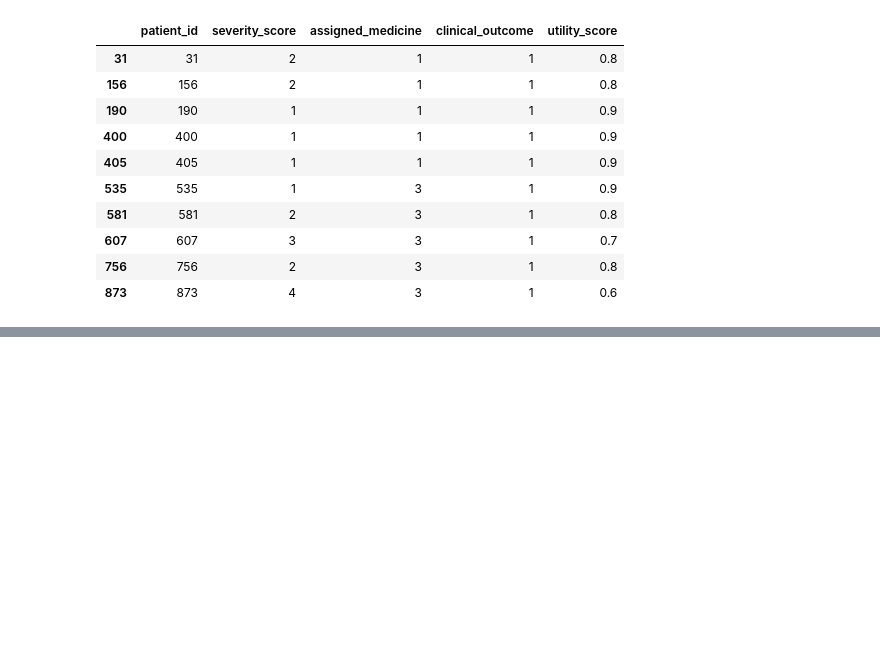
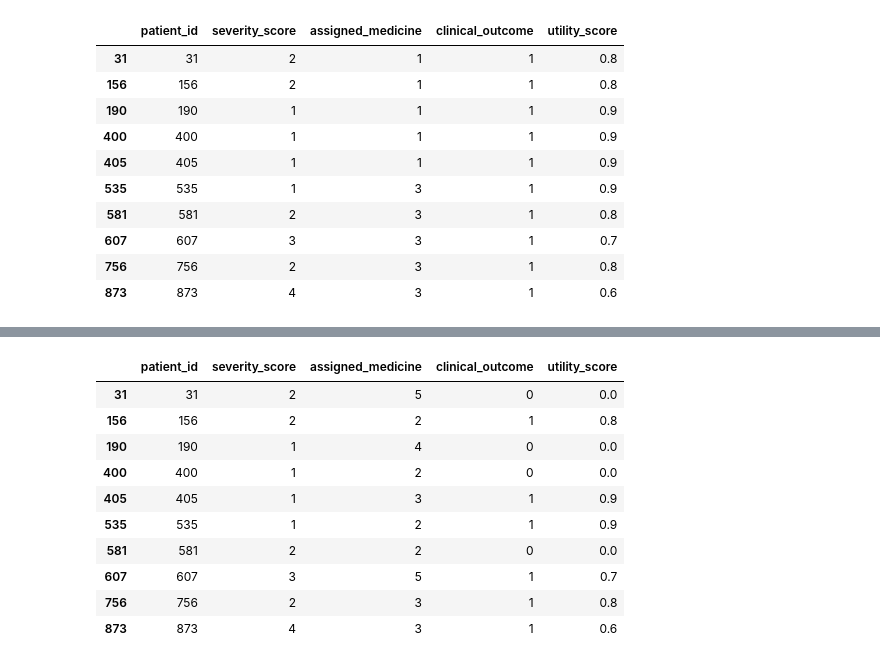
Before and after one commit to Rahul-Chauhan-2212/bits-drl-assignment-1, a Jupyter notebook: mab.ipynb, the cells around one changed output, grey strips where cells are left out. Cells and saved outputs as stored; diff of their text form; code cells hidden in the pictures; blank space fills up the shorter version.

```diff
--- a/mab.ipynb
+++ b/mab.ipynb
@@ -353,3 +353,68 @@ Random 10 Patients Records for 10% Exploration
 | 607 | 607 | 3 | 3 | 1 | 0.7 |
 | 756 | 756 | 2 | 3 | 1 | 0.8 |
 | 873 | 873 | 4 | 3 | 1 | 0.6 |
+# %%
+# ---------------------------------------------------
+# Confidence-Based Strategy (UCB)
+# ---------------------------------------------------
+def confidence_based_strategy(c=1.414):
+    """
+    Implements the UCB algorithm.
+    Balances exploitation (average success rate) with exploration (uncertainty bound).
+    :param c: The confidence level/exploration parameter (default is approx sqrt(2)).
+    :return: cumulative_rewards, ucb_df
+    """
+    # Copy Initial Dataset to new Dataframe
+    ucb_df = dataset.copy()
+
+    # Track usage and successes for each medicine
+    pulls = np.zeros(K)
+    successes = np.zeros(K)
+
+    cumulative_rewards = []
+    total_reward = 0
+
+    for patient in range(1000):
+        severity = ucb_df.loc[patient, "severity_score"]
+
+        # Initialization phase: Ensure every medicine is tested at least once
+        # to avoid division by zero in the uncertainty calculation.
+        if 0 in pulls:
+            medicine = np.argmin(pulls)
+        else:
+            # Calculate the UCB value for all medicines
+            avg_success = successes / pulls
+
+            # patient acts as the current time step 't'
+            # uncertainty = c * sqrt( ln(t) / N_t(a) )
+            uncertainty = c * np.sqrt(np.log(patient) / pulls)
+
+            ucb_values = avg_success + uncertainty
+            medicine = np.argmax(ucb_values)
+
+        # Get clinical outcome and utility score
+        outcome, reward = get_reward(medicine, severity)
+
+        # Update dataframe
+        ucb_df.loc[patient, "assigned_medicine"] = medicine
+        ucb_df.loc[patient, "clinical_outcome"] = outcome
+        ucb_df.loc[patient, "utility_score"] = reward
+
+        # Update stats
+        pulls[medicine] += 1
+        successes[medicine] += outcome
+
+        # Calculate accumulated Rewards
+        total_reward += reward
+        cumulative_rewards.append(total_reward)
+
+    return cumulative_rewards, ucb_df
+
+# Execute UCB1
+ucb_rewards, ucb_df = confidence_based_strategy(c=1.4)
+
+print("\nConfidence-Based Strategy (UCB1) Results: ")
+print("\nFinal Reward :", round(ucb_rewards[-1], 2))
+print("\nRandom 10 Patients Records")
+display(ucb_df.sample(10, random_state=164).sort_values("patient_id"))
+# %% [output]
@@ -356,3 +426,14 @@ Random 10 Patients Records for 10% Exploration
+|  | patient_id | severity_score | assigned_medicine | clinical_outcome | utility_score |
+| 31 | 31 | 2 | 5 | 0 | 0.0 |
+| 156 | 156 | 2 | 2 | 1 | 0.8 |
+| 190 | 190 | 1 | 4 | 0 | 0.0 |
+| 400 | 400 | 1 | 2 | 0 | 0.0 |
+| 405 | 405 | 1 | 3 | 1 | 0.9 |
+| 535 | 535 | 1 | 2 | 1 | 0.9 |
+| 581 | 581 | 2 | 2 | 0 | 0.0 |
+| 607 | 607 | 3 | 5 | 1 | 0.7 |
+| 756 | 756 | 2 | 3 | 1 | 0.8 |
+| 873 | 873 | 4 | 3 | 1 | 0.6 |
 # %%
 # ---------------------------------------------------
 # Visual Comparative Analysis
```
Also changed, not shown: parts of 5 cells of this notebook.
